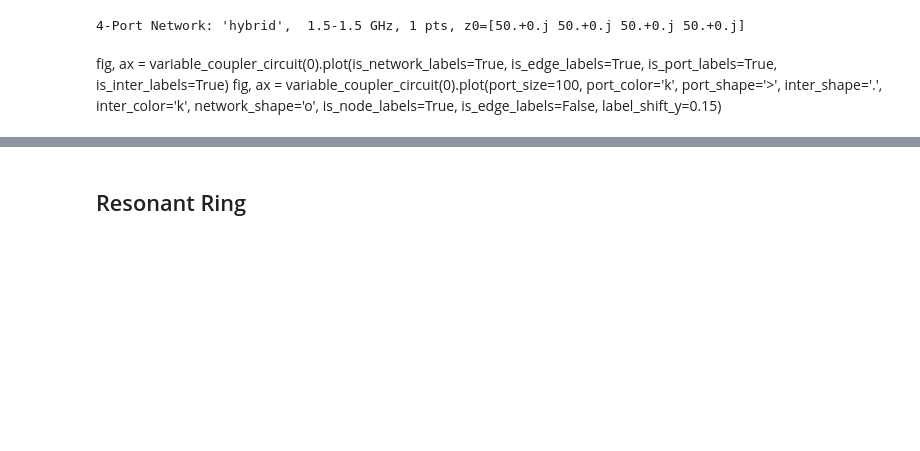
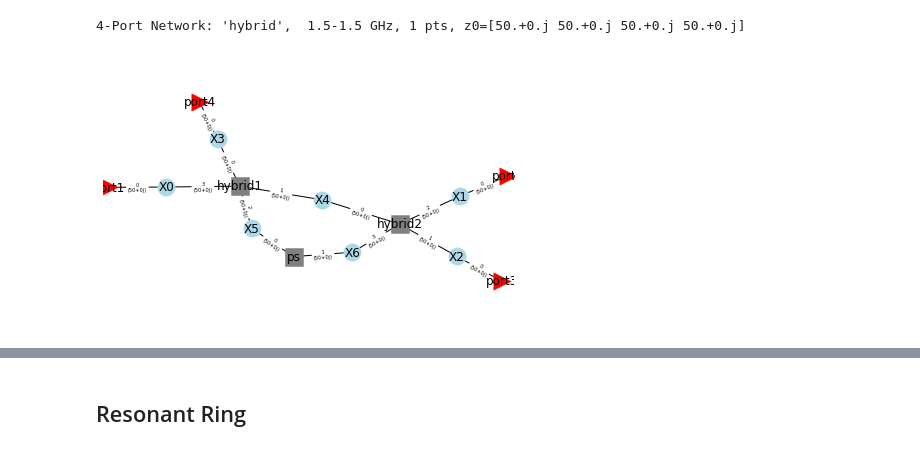
Before and after one commit to Hash--/ICRH, a Jupyter notebook: TWA/Master Fusion Hands-on/Master Fusion Hands-on TWA.ipynb, the cells around one changed output, grey strips where cells are left out. Saved outputs shown, nothing was run; the diff lists cells and outputs as text; code cells hidden in the pictures; blank space fills up the shorter version.

```diff
--- a/TWA/Master Fusion Hands-on/Master Fusion Hands-on TWA.ipynb
+++ b/TWA/Master Fusion Hands-on/Master Fusion Hands-on TWA.ipynb
@@ -167,10 +166,8 @@ def variable_coupler_circuit(phase_deg):
                    [(hybrid2, 3), (ps, 1)],
                   ]
     return rf.Circuit(connections)
-# %% [markdown]
-fig, ax = variable_coupler_circuit(0).plot(is_network_labels=True, is_edge_labels=True,
-                                           is_port_labels=True, is_inter_labels=True)
-fig, ax = variable_coupler_circuit(0).plot(port_size=100, port_color='k', port_shape='>',
-                                inter_shape='.', inter_color='k', network_shape='o',
-                                 is_node_labels=True, is_edge_labels=False,
-                                label_shift_y=0.15)
+# %%
+variable_coupler_circuit(0).plot_graph(is_network_labels=True, is_edge_labels=True,
+                                           is_port_labels=True, is_inter_labels=True)
+# %% [output]
+[figure, added]
```
Also changed, not shown: parts of 10 cells of this notebook.
